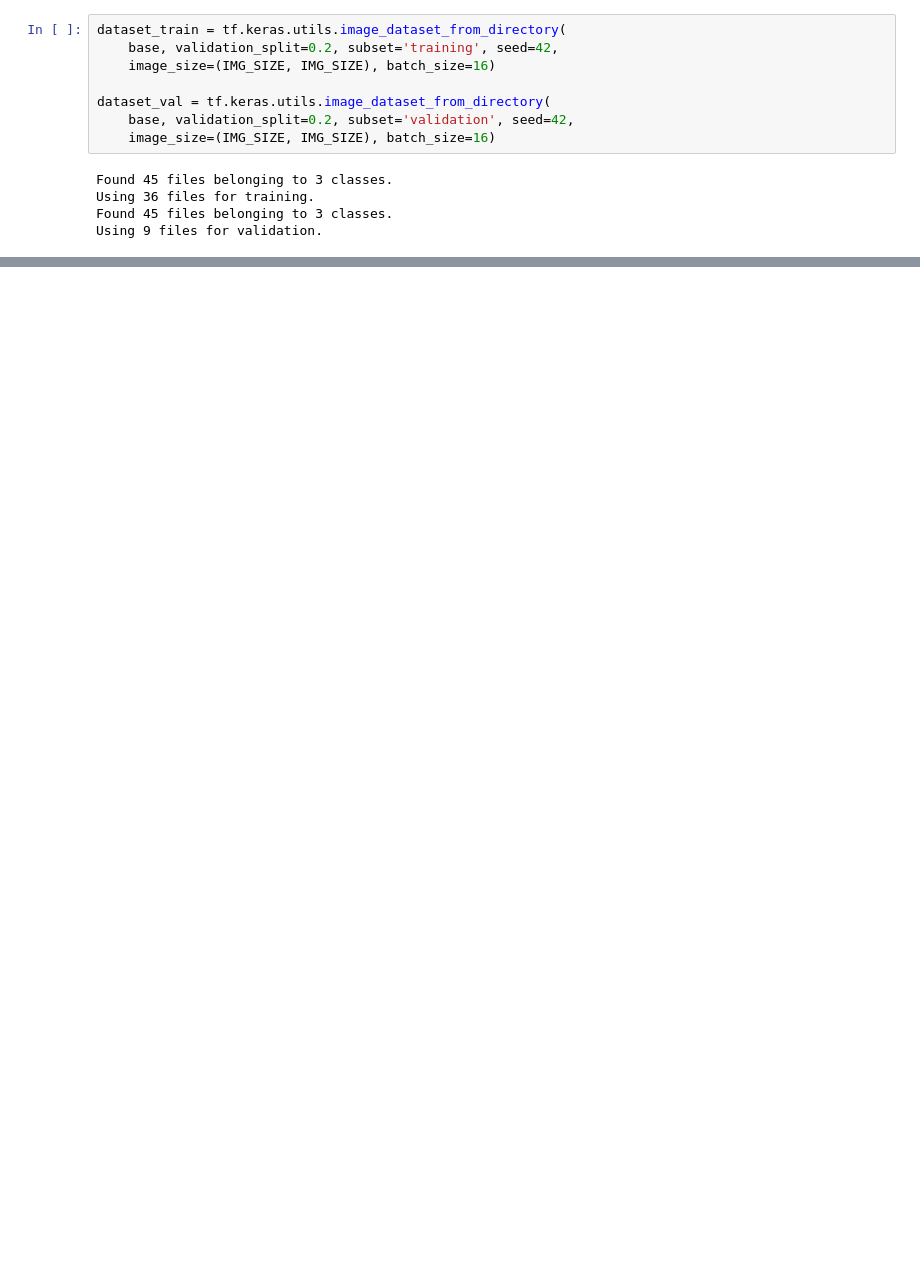
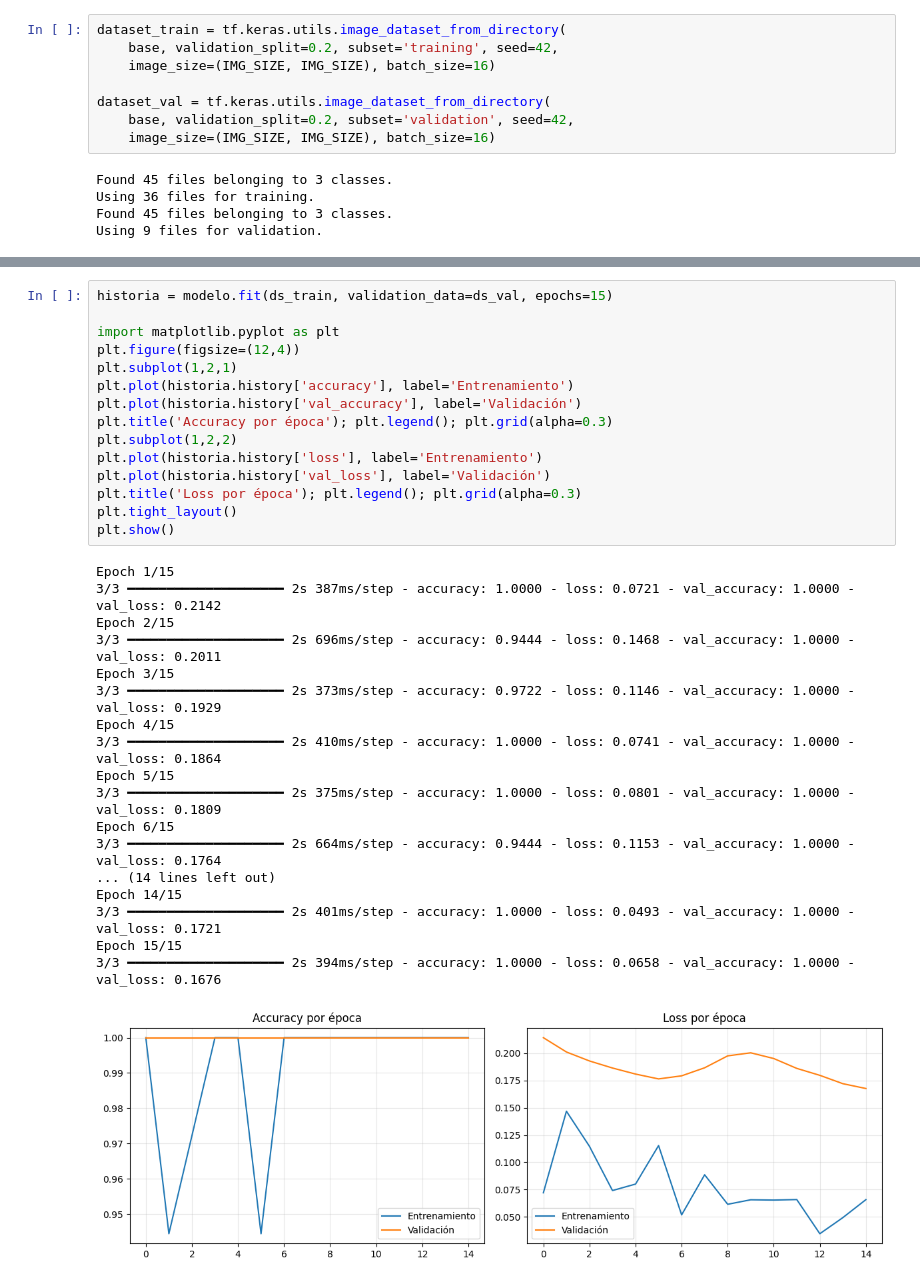
Before and after one commit to dianacb2091-design/proyecto-reciclaje-ia, a Jupyter notebook: Proyecto_Reciclaje.ipynb, the cells around one changed output, grey strips where cells are left out. Cells and saved outputs as stored; diff of their text form; blank space fills up the shorter version.

```diff
--- a/Proyecto_Reciclaje.ipynb
+++ b/Proyecto_Reciclaje.ipynb
@@ -286 +286,35 @@ Epoch 25/25
 Accuracy real: 100.0 %
+# %%
+historia = modelo.fit(ds_train, validation_data=ds_val, epochs=15)
+
+import matplotlib.pyplot as plt
+plt.figure(figsize=(12,4))
+plt.subplot(1,2,1)
+plt.plot(historia.history['accuracy'], label='Entrenamiento')
+plt.plot(historia.history['val_accuracy'], label='Validación')
+plt.title('Accuracy por época'); plt.legend(); plt.grid(alpha=0.3)
+plt.subplot(1,2,2)
+plt.plot(historia.history['loss'], label='Entrenamiento')
+plt.plot(historia.history['val_loss'], label='Validación')
+plt.title('Loss por época'); plt.legend(); plt.grid(alpha=0.3)
+plt.tight_layout()
+plt.show()
+# %% [output]
+Epoch 1/15
+3/3 ━━━━━━━━━━━━━━━━━━━━ 2s 387ms/step - accuracy: 1.0000 - loss: 0.0721 - val_accuracy: 1.0000 - val_loss: 0.2142
+Epoch 2/15
+3/3 ━━━━━━━━━━━━━━━━━━━━ 2s 696ms/step - accuracy: 0.9444 - loss: 0.1468 - val_accuracy: 1.0000 - val_loss: 0.2011
+Epoch 3/15
+3/3 ━━━━━━━━━━━━━━━━━━━━ 2s 373ms/step - accuracy: 0.9722 - loss: 0.1146 - val_accuracy: 1.0000 - val_loss: 0.1929
+Epoch 4/15
+3/3 ━━━━━━━━━━━━━━━━━━━━ 2s 410ms/step - accuracy: 1.0000 - loss: 0.0741 - val_accuracy: 1.0000 - val_loss: 0.1864
+Epoch 5/15
+3/3 ━━━━━━━━━━━━━━━━━━━━ 2s 375ms/step - accuracy: 1.0000 - loss: 0.0801 - val_accuracy: 1.0000 - val_loss: 0.1809
+Epoch 6/15
+3/3 ━━━━━━━━━━━━━━━━━━━━ 2s 664ms/step - accuracy: 0.9444 - loss: 0.1153 - val_accuracy: 1.0000 - val_loss: 0.1764
+... (14 lines left out)
+Epoch 14/15
+3/3 ━━━━━━━━━━━━━━━━━━━━ 2s 401ms/step - accuracy: 1.0000 - loss: 0.0493 - val_accuracy: 1.0000 - val_loss: 0.1721
+Epoch 15/15
+3/3 ━━━━━━━━━━━━━━━━━━━━ 2s 394ms/step - accuracy: 1.0000 - loss: 0.0658 - val_accuracy: 1.0000 - val_loss: 0.1676
+[figure, added]
```
Also changed, not shown: parts of 8 cells of this notebook.
